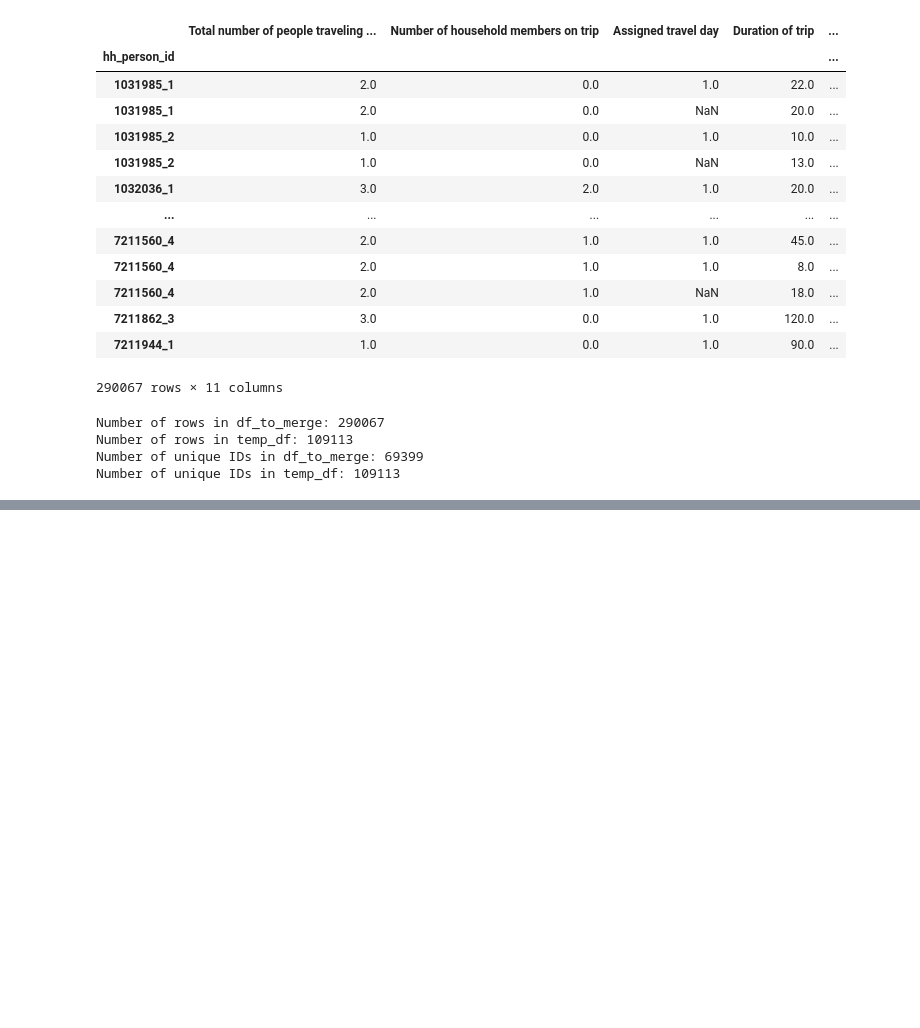
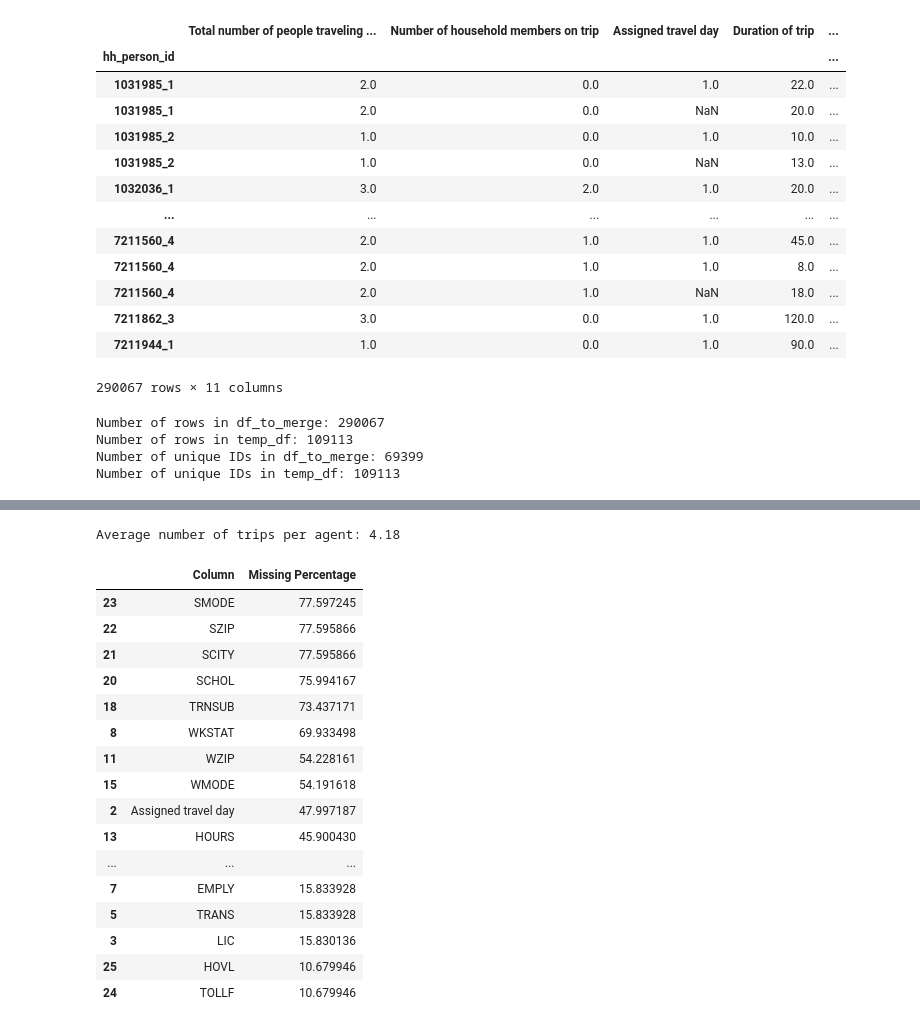
Before and after one commit to nico988766/CME-538-Mickey-Mousers, a Jupyter notebook: Data Wrangling/2024-11-28 Merge_Full_Data.ipynb, the cells around one changed output, grey strips where cells are left out. Saved outputs shown, nothing was run; the diff lists cells and outputs as text; code cells hidden in the pictures; blank space fills up the shorter version.

Commit message:
Updated code to remove additional columns and display missing data summary.

```diff
--- a/Data Wrangling/2024-11-28 Merge_Full_Data.ipynb
+++ b/Data Wrangling/2024-11-28 Merge_Full_Data.ipynb
@@ -50,7 +52,9 @@ columns = ['AREA',
           'Unnamed: 0.1',
           'Vehicle drive type',
           'day_name',
-          'simplified city']
+          'simplified city',
+          'NOGOWHY',
+          'reason why not']
 # %%
 temp_df.drop(columns=columns, inplace=True)
 temp_df.head()
@@ -139,0 +124,5 @@ hh_person_id
+# %%
+final_df = final_merge(temp_df,df_to_merge)
+# Verify the updated shape and data after filtering
+print(f"Final DataFrame shape after filtering for recorded trips: {final_df.shape}")
+print(final_df.head())
@@ -157,2 +164,65 @@ final_df
 # %%
 final_df.to_csv('Final_Merged_df.csv')
+# %%
+# Calculate the number of trips per agent
+trips_per_agent = final_df.groupby('hh_person_id').size()
+
+# Calculate the average number of trips
+average_trips_per_agent = trips_per_agent.mean()
+
+print(f"Average number of trips per agent: {average_trips_per_agent:.2f}")
+# %% [output]
+Average number of trips per agent: 4.18
+# %%
+import pandas as pd
+
+def get_missing_value_summary(df, threshold=10):
+    """
+    Returns a DataFrame summarizing columns with a missing value percentage above the specified threshold.
+
+    Parameters:
+        df (pd.DataFrame): The DataFrame to analyze.
+        threshold (float): The minimum percentage of missing values to include a column (default is 10%).
+
+    Returns:
+        pd.DataFrame: A DataFrame with columns for column names and their missing value percentages.
+    """
+    # Calculate the percentage of missing values for each column
+    missing_percentage = df.isnull().mean() * 100
+
+    # Filter columns that have missing values above the threshold
+    columns_above_threshold = missing_percentage[missing_percentage >= threshold]
+
+    # Create a DataFrame summarizing the results
+    summary_df = pd.DataFrame({
+        'Column': columns_above_threshold.index,
+        'Missing Percentage': columns_above_threshold.values
+    }).sort_values(by='Missing Percentage', ascending=False)
+
+    return summary_df
+# %%
+# Example usage:
+missing_summary_df = get_missing_value_summary(final_df, threshold=10)
+
+from IPython.display import display
+
+# Display the DataFrame in the notebook
+display(missing_summary_df)
+# %% [output]
+|  | Column | Missing Percentage |
+| 23 | SMODE | 77.597245 |
+| 22 | SZIP | 77.595866 |
+| 21 | SCITY | 77.595866 |
+| 20 | SCHOL | 75.994167 |
+| 18 | TRNSUB | 73.437171 |
+| 8 | WKSTAT | 69.933498 |
+| 11 | WZIP | 54.228161 |
+| 15 | WMODE | 54.191618 |
+| 2 | Assigned travel day | 47.997187 |
+| 13 | HOURS | 45.900430 |
+| ... | ... | ... |
+| 7 | EMPLY | 15.833928 |
+| 5 | TRANS | 15.833928 |
+| 3 | LIC | 15.830136 |
+| 25 | HOVL | 10.679946 |
+| 24 | TOLLF | 10.679946 |
```
Also changed, not shown: parts of 5 cells of this notebook.
